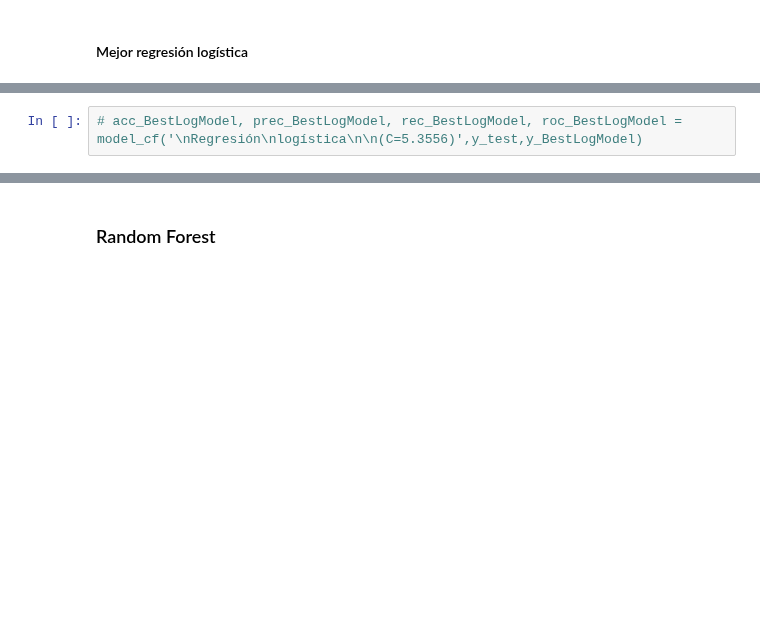
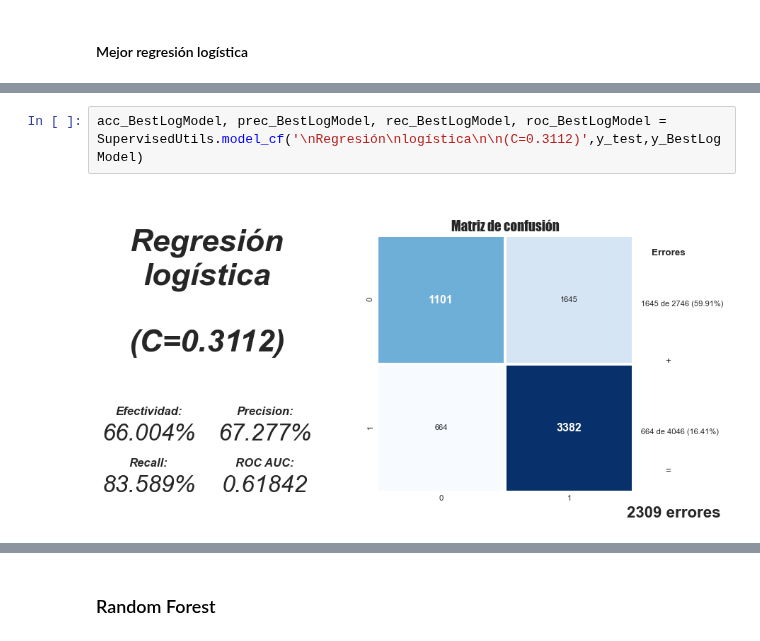
Before and after one commit to jesus-valencia97/Diplomado-en-ciencia-de-datos, a Jupyter notebook: Proyecto/Modulo 5/M2/M5 - Modulo 2.ipynb, the cells around one changed output, grey strips where cells are left out. Saved outputs shown, nothing was run; the diff lists cells and outputs as text; blank space fills up the shorter version.

```diff
--- a/Proyecto/Modulo 5/M2/M5 - Modulo 2.ipynb
+++ b/Proyecto/Modulo 5/M2/M5 - Modulo 2.ipynb
@@ -340,3 +353,5 @@ SupervisedUtils.grafica_curva_roc(y_test,y_LogModel)
 # %%
-# acc_BestLogModel, prec_BestLogModel, rec_BestLogModel, roc_BestLogModel = model_cf('\nRegresión\nlogística\n\n(C=5.3556)',y_test,y_BestLogModel)
+acc_BestLogModel, prec_BestLogModel, rec_BestLogModel, roc_BestLogModel = SupervisedUtils.model_cf('\nRegresión\nlogística\n\n(C=0.3112)',y_test,y_BestLogModel)
+# %% [output]
+[figure, added]
 # %%
```
Also changed, not shown: parts of 76 cells of this notebook.
